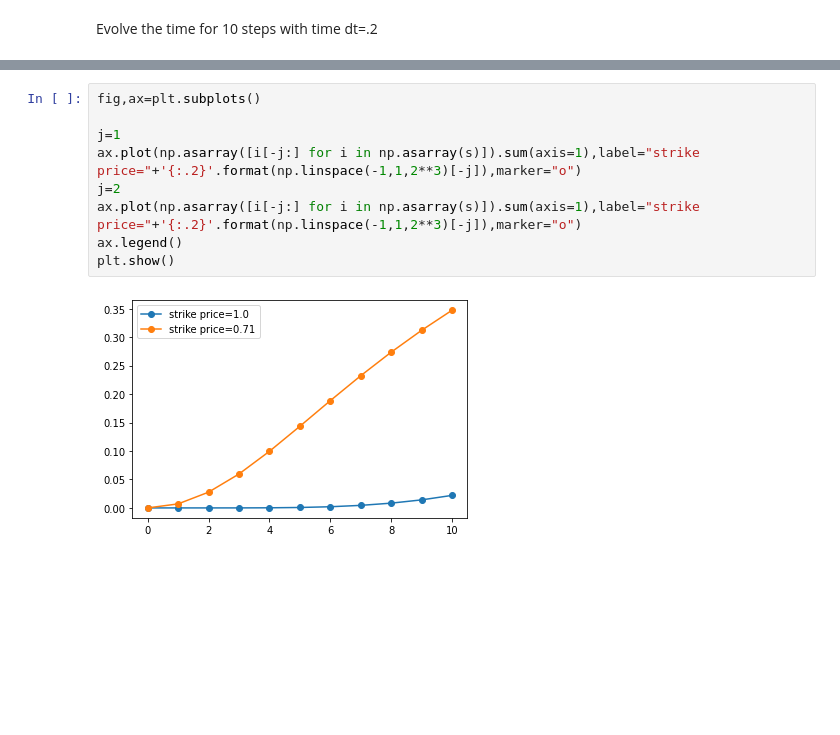
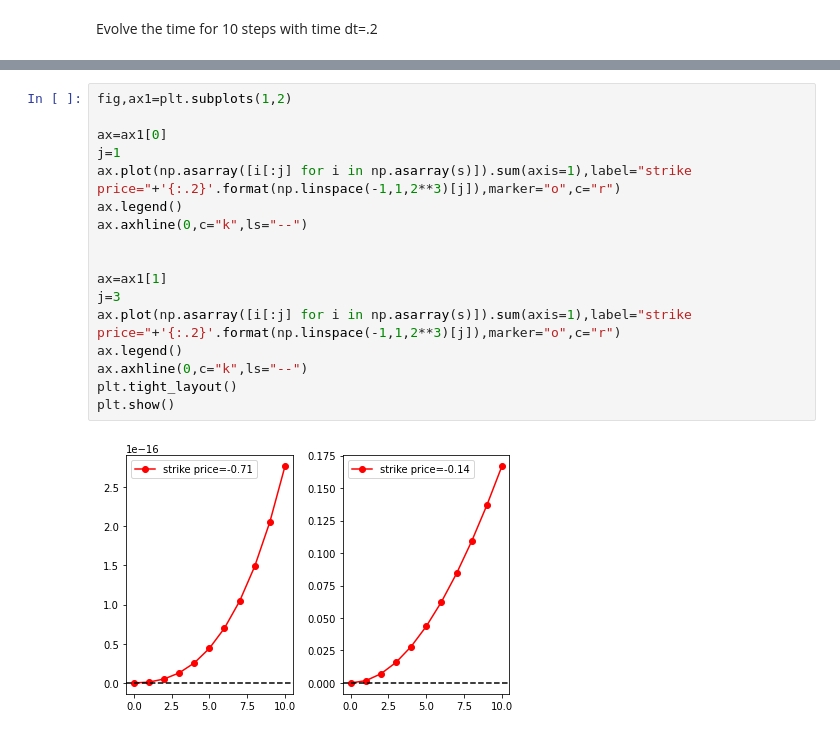
Before and after one commit to santoshkumarradha/stochastic-qc, a Jupyter notebook: Wick space evolution/wicks-test-01.ipynb, the cells around one changed output, grey strips where cells are left out. Cells and saved outputs as stored; diff of their text form; blank space fills up the shorter version.

```diff
--- a/Wick space evolution/wicks-test-01.ipynb
+++ b/Wick space evolution/wicks-test-01.ipynb
@@ -162,11 +162,19 @@ plt.show()
 # %%
-fig,ax=plt.subplots()
+fig,ax1=plt.subplots(1,2)
 
+ax=ax1[0]
 j=1
-ax.plot(np.asarray([i[-j:] for i in np.asarray(s)]).sum(axis=1),label="strike price="+'{:.2}'.format(np.linspace(-1,1,2**3)[-j]),marker="o")
-j=2
-ax.plot(np.asarray([i[-j:] for i in np.asarray(s)]).sum(axis=1),label="strike price="+'{:.2}'.format(np.linspace(-1,1,2**3)[-j]),marker="o")
+ax.plot(np.asarray([i[:j] for i in np.asarray(s)]).sum(axis=1),label="strike price="+'{:.2}'.format(np.linspace(-1,1,2**3)[j]),marker="o",c="r")
 ax.legend()
+ax.axhline(0,c="k",ls="--")
+
+
+ax=ax1[1]
+j=3
+ax.plot(np.asarray([i[:j] for i in np.asarray(s)]).sum(axis=1),label="strike price="+'{:.2}'.format(np.linspace(-1,1,2**3)[j]),marker="o",c="r")
+ax.legend()
+ax.axhline(0,c="k",ls="--")
+plt.tight_layout()
 plt.show()
 # %% [output]
-[figure, old version]
+[figure, new version]
```
Also changed, not shown: parts of 4 cells of this notebook, 1 other file.
